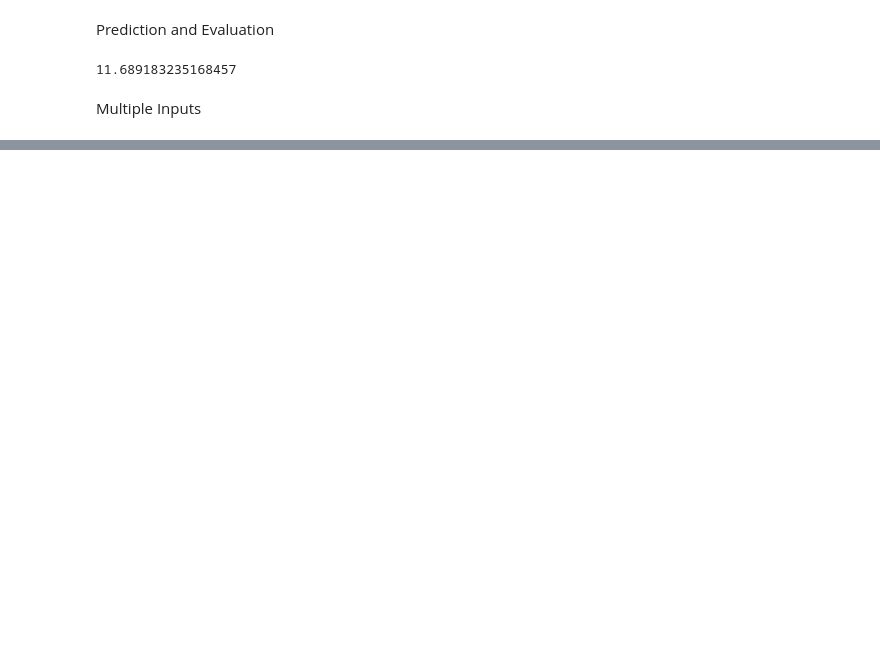
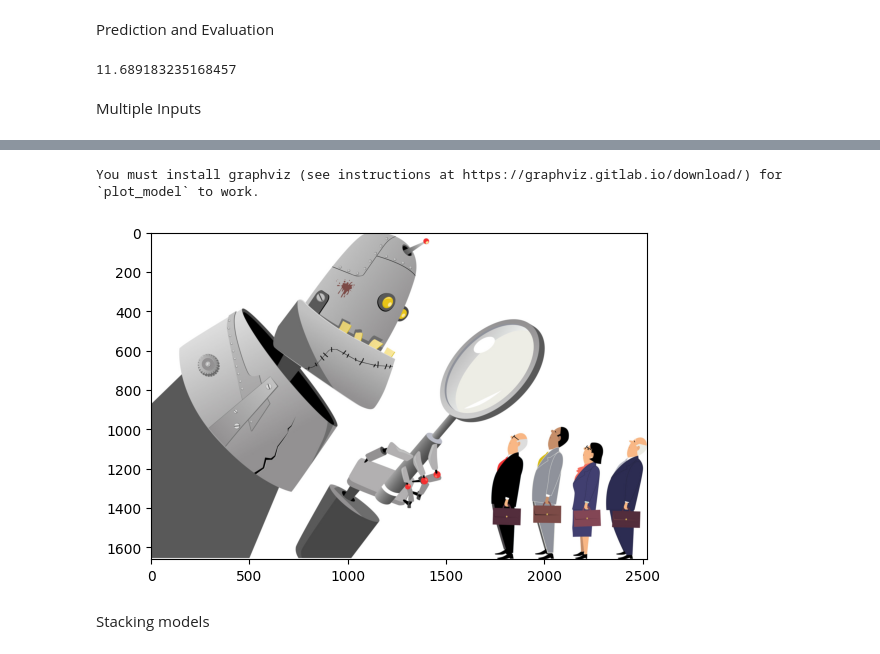
Before and after one commit to Tabari-Linus/DataCamp, a Jupyter notebook: keras/Advance Deep_learning/categorical_embedding.ipynb, the cells around one changed output, grey strips where cells are left out. Drawn from its saved outputs; the diff is of its cells as text; code cells hidden in the pictures; blank space fills up the shorter version.

```diff
--- a/keras/Advance Deep_learning/categorical_embedding.ipynb
+++ b/keras/Advance Deep_learning/categorical_embedding.ipynb
@@ -138,0 +164,21 @@ print(model.evaluate([games_tourney['team_1'], games_tourney['team_2'], games_to
+# %%
+import matplotlib.pyplot as plt
+from tensorflow.keras.utils import plot_model
+
+# Imports
+import matplotlib.pyplot as plt
+from tensorflow.keras.utils import plot_model
+
+# Plot the model
+plot_model(model, to_file='model.png')
+
+# Display the image
+data = 'model.png'
+data=plt.imread(data)
+plt.imshow(data)
+plt.show()
+# %% [output]
+You must install graphviz (see instructions at https://graphviz.gitlab.io/download/) for `plot_model` to work.
+[figure, added]
+# %% [markdown]
+Stacking models
```
Also changed, not shown: parts of 8 cells of this notebook.
